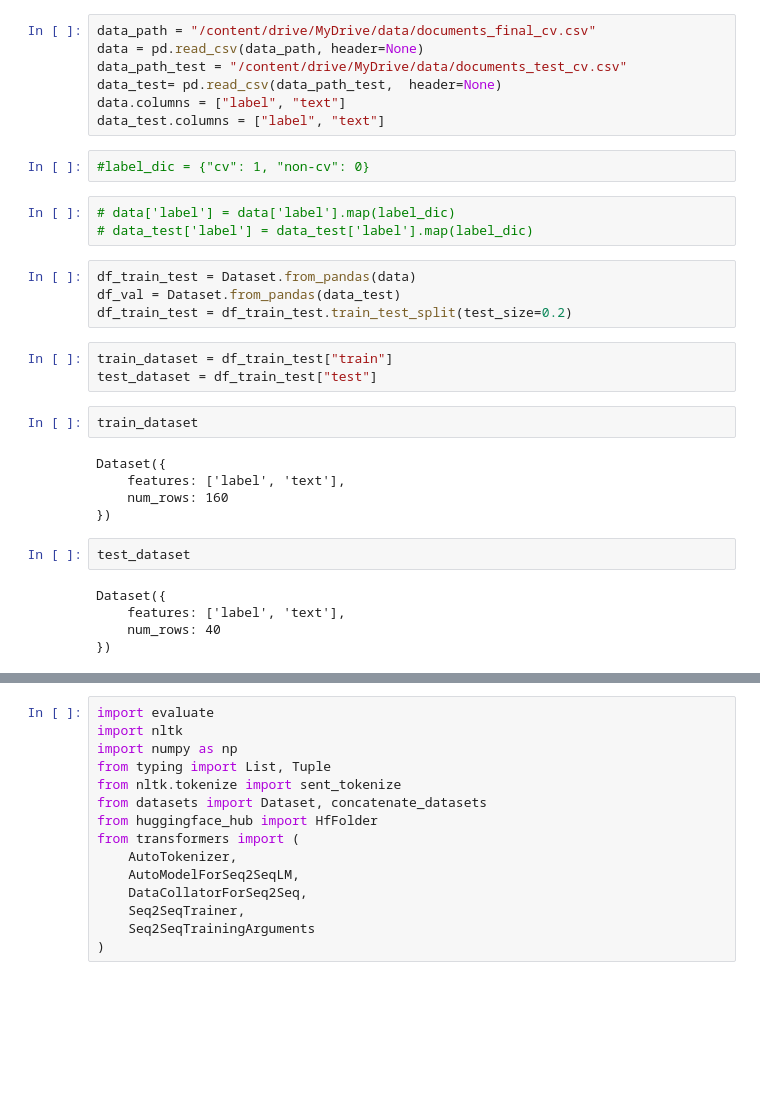
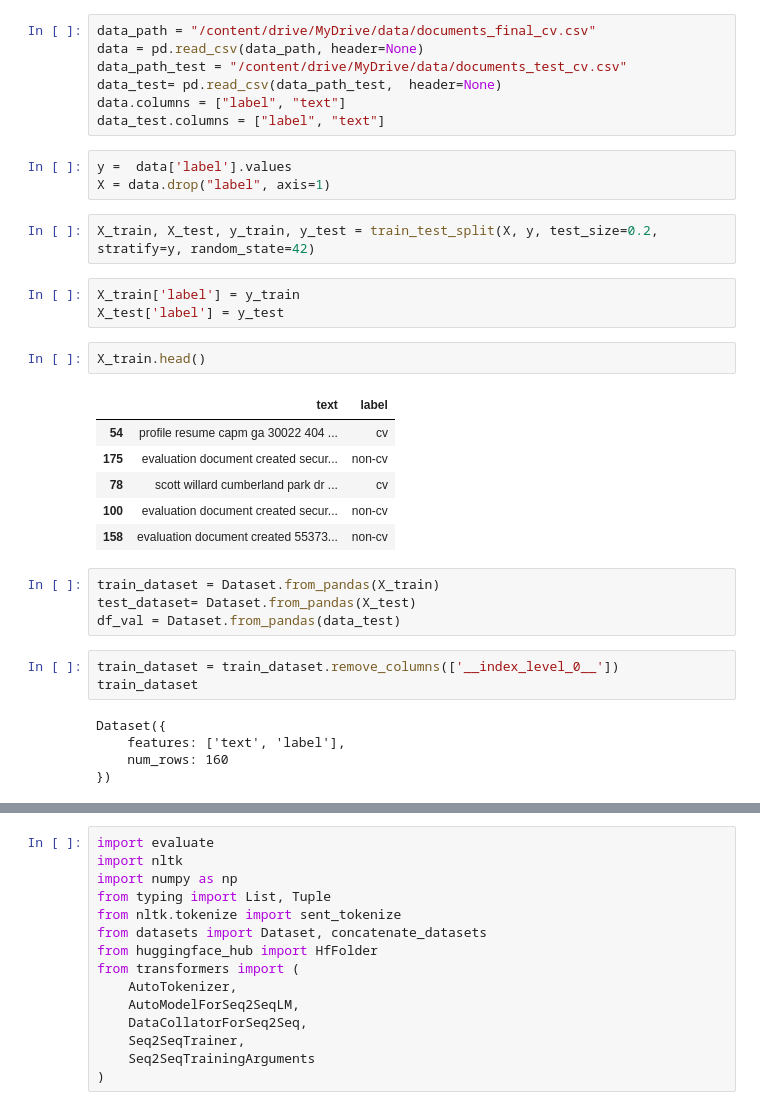
Before and after one commit to olonok69/LLM_Notebooks, a Jupyter notebook: t5/T5_sequence_to_sequence_custom_mlflow_fine_tuning.ipynb, the cells around one changed output, grey strips where cells are left out. Cells and saved outputs as stored; diff of their text form; blank space fills up the shorter version.

```diff
--- a/t5/T5_sequence_to_sequence_custom_mlflow_fine_tuning.ipynb
+++ b/t5/T5_sequence_to_sequence_custom_mlflow_fine_tuning.ipynb
@@ -100,29 +99,32 @@ data_path_test = "/content/drive/MyDrive/data/documents_test_cv.csv"
 data_test= pd.read_csv(data_path_test,  header=None)
 data.columns = ["label", "text"]
 data_test.columns = ["label", "text"]
-# %%
-#label_dic = {"cv": 1, "non-cv": 0}
-# %%
-# data['label'] = data['label'].map(label_dic)
-# data_test['label'] = data_test['label'].map(label_dic)
+# %%
+y =  data['label'].values
+X = data.drop("label", axis=1)
+# %%
+X_train, X_test, y_train, y_test = train_test_split(X, y, test_size=0.2, stratify=y, random_state=42)
+# %%
+X_train['label'] = y_train
+X_test['label'] = y_test
+# %%
+X_train.head()
+# %% [output]
+|  | text | label |
+| 54 | profile resume capm ga 30022 404 ... | cv |
+| 175 | evaluation document created secur... | non-cv |
+| 78 | scott willard cumberland park dr ... | cv |
+| 100 | evaluation document created secur... | non-cv |
+| 158 | evaluation document created 55373... | non-cv |
 # %%
-df_train_test = Dataset.from_pandas(data)
+train_dataset = Dataset.from_pandas(X_train)
+test_dataset= Dataset.from_pandas(X_test)
 df_val = Dataset.from_pandas(data_test)
-df_train_test = df_train_test.train_test_split(test_size=0.2)
-# %%
-train_dataset = df_train_test["train"]
-test_dataset = df_train_test["test"]
-# %%
-train_dataset
-# %% [output]
-Dataset({
-    features: ['label', 'text'],
-    num_rows: 160
-})
-# %%
-test_dataset
-# %% [output]
-Dataset({
-    features: ['label', 'text'],
-    num_rows: 40
-})
+# %%
+train_dataset = train_dataset.remove_columns(['__index_level_0__'])
+train_dataset
+# %% [output]
+Dataset({
+    features: ['text', 'label'],
+    num_rows: 160
+})
```
Also changed, not shown: parts of 29 cells of this notebook.
